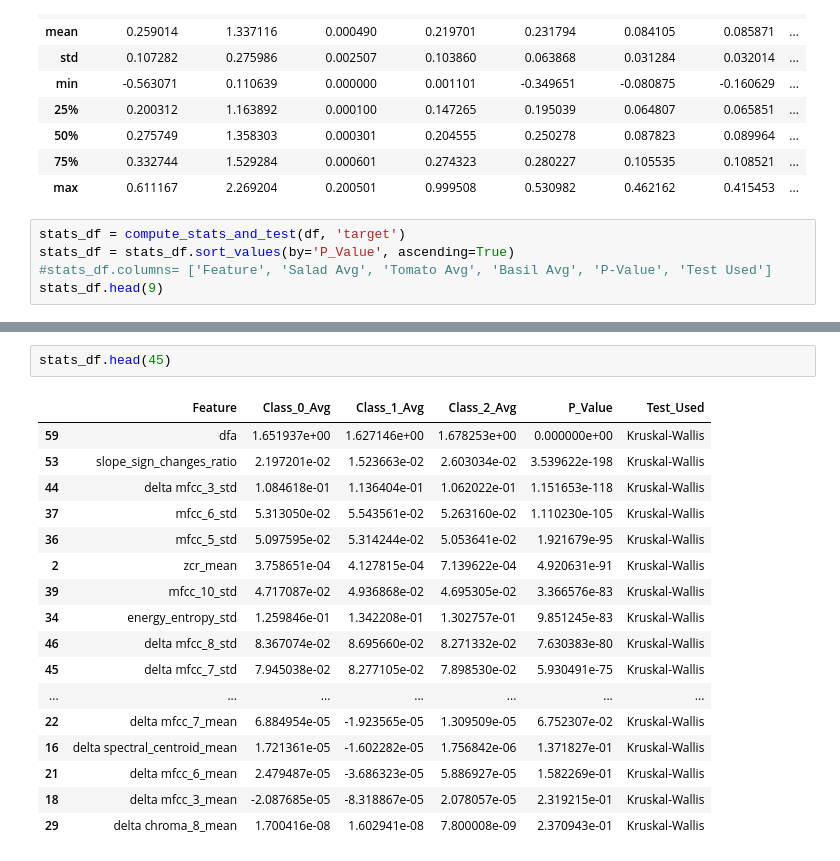
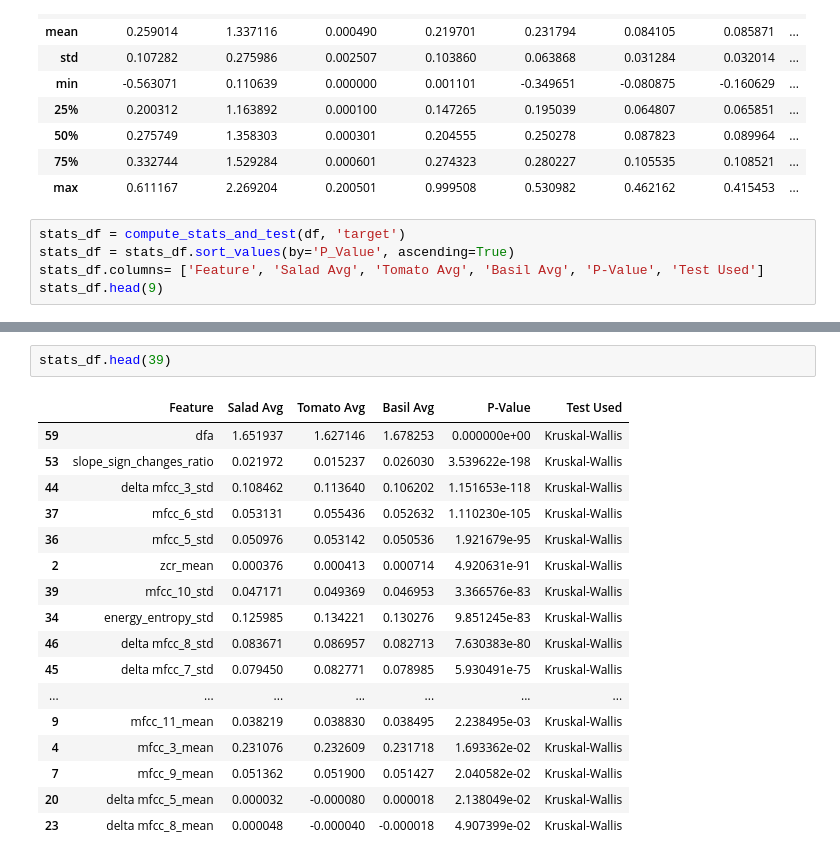
Before and after one commit to alvaro-francisco-gil/plant-reactivity-analysis, a Jupyter notebook: notebooks/6. EDA - Explore Features.ipynb, the cells around one changed output, grey strips where cells are left out. Drawn from its saved outputs; the diff is of its cells as text.

```diff
--- a/notebooks/6. EDA - Explore Features.ipynb
+++ b/notebooks/6. EDA - Explore Features.ipynb
@@ -221,6 +221,6 @@ Reduced variable features from initial count to 61.
 # %%
 stats_df = compute_stats_and_test(df, 'target')
 stats_df = stats_df.sort_values(by='P_Value', ascending=True)
-#stats_df.columns= ['Feature', 'Salad Avg', 'Tomato Avg', 'Basil Avg', 'P-Value', 'Test Used']
+stats_df.columns= ['Feature', 'Salad Avg', 'Tomato Avg', 'Basil Avg', 'P-Value', 'Test Used']
 stats_df.head(9)
 # %% [output]
@@ -228,20 +237,20 @@ ValueError: Length mismatch: Expected axis has 6 elements, new values have 5 ele
 # %%
-stats_df.head(45)
+stats_df.head(39)
 # %% [output]
-|  | Feature | Class_0_Avg | Class_1_Avg | Class_2_Avg | P_Value | Test_Used |
-| 59 | dfa | 1.651937e+00 | 1.627146e+00 | 1.678253e+00 | 0.000000e+00 | Kruskal-Wallis |
-| 53 | slope_sign_changes_ratio | 2.197201e-02 | 1.523663e-02 | 2.603034e-02 | 3.539622e-198 | Kruskal-Wallis |
-| 44 | delta mfcc_3_std | 1.084618e-01 | 1.136404e-01 | 1.062022e-01 | 1.151653e-118 | Kruskal-Wallis |
-| 37 | mfcc_6_std | 5.313050e-02 | 5.543561e-02 | 5.263160e-02 | 1.110230e-105 | Kruskal-Wallis |
-| 36 | mfcc_5_std | 5.097595e-02 | 5.314244e-02 | 5.053641e-02 | 1.921679e-95 | Kruskal-Wallis |
-| 2 | zcr_mean | 3.758651e-04 | 4.127815e-04 | 7.139622e-04 | 4.920631e-91 | Kruskal-Wallis |
-| 39 | mfcc_10_std | 4.717087e-02 | 4.936868e-02 | 4.695305e-02 | 3.366576e-83 | Kruskal-Wallis |
-| 34 | energy_entropy_std | 1.259846e-01 | 1.342208e-01 | 1.302757e-01 | 9.851245e-83 | Kruskal-Wallis |
-| 46 | delta mfcc_8_std | 8.367074e-02 | 8.695660e-02 | 8.271332e-02 | 7.630383e-80 | Kruskal-Wallis |
-| 45 | delta mfcc_7_std | 7.945038e-02 | 8.277105e-02 | 7.898530e-02 | 5.930491e-75 | Kruskal-Wallis |
+|  | Feature | Salad Avg | Tomato Avg | Basil Avg | P-Value | Test Used |
+| 59 | dfa | 1.651937 | 1.627146 | 1.678253 | 0.000000e+00 | Kruskal-Wallis |
+| 53 | slope_sign_changes_ratio | 0.021972 | 0.015237 | 0.026030 | 3.539622e-198 | Kruskal-Wallis |
+| 44 | delta mfcc_3_std | 0.108462 | 0.113640 | 0.106202 | 1.151653e-118 | Kruskal-Wallis |
+| 37 | mfcc_6_std | 0.053131 | 0.055436 | 0.052632 | 1.110230e-105 | Kruskal-Wallis |
+| 36 | mfcc_5_std | 0.050976 | 0.053142 | 0.050536 | 1.921679e-95 | Kruskal-Wallis |
+| 2 | zcr_mean | 0.000376 | 0.000413 | 0.000714 | 4.920631e-91 | Kruskal-Wallis |
+| 39 | mfcc_10_std | 0.047171 | 0.049369 | 0.046953 | 3.366576e-83 | Kruskal-Wallis |
+| 34 | energy_entropy_std | 0.125985 | 0.134221 | 0.130276 | 9.851245e-83 | Kruskal-Wallis |
+| 46 | delta mfcc_8_std | 0.083671 | 0.086957 | 0.082713 | 7.630383e-80 | Kruskal-Wallis |
+| 45 | delta mfcc_7_std | 0.079450 | 0.082771 | 0.078985 | 5.930491e-75 | Kruskal-Wallis |
 | ... | ... | ... | ... | ... | ... | ... |
-| 22 | delta mfcc_7_mean | 6.884954e-05 | -1.923565e-05 | 1.309509e-05 | 6.752307e-02 | Kruskal-Wallis |
-| 16 | delta spectral_centroid_mean | 1.721361e-05 | -1.602282e-05 | 1.756842e-06 | 1.371827e-01 | Kruskal-Wallis |
-| 21 | delta mfcc_6_mean | 2.479487e-05 | -3.686323e-05 | 5.886927e-05 | 1.582269e-01 | Kruskal-Wallis |
-| 18 | delta mfcc_3_mean | -2.087685e-05 | -8.318867e-05 | 2.078057e-05 | 2.319215e-01 | Kruskal-Wallis |
-| 29 | delta chroma_8_mean | 1.700416e-08 | 1.602941e-08 | 7.800008e-09 | 2.370943e-01 | Kruskal-Wallis |
+| 9 | mfcc_11_mean | 0.038219 | 0.038830 | 0.038495 | 2.238495e-03 | Kruskal-Wallis |
+| 4 | mfcc_3_mean | 0.231076 | 0.232609 | 0.231718 | 1.693362e-02 | Kruskal-Wallis |
+| 7 | mfcc_9_mean | 0.051362 | 0.051900 | 0.051427 | 2.040582e-02 | Kruskal-Wallis |
+| 20 | delta mfcc_5_mean | 0.000032 | -0.000080 | 0.000018 | 2.138049e-02 | Kruskal-Wallis |
+| 23 | delta mfcc_8_mean | 0.000048 | -0.000040 | -0.000018 | 4.907399e-02 | Kruskal-Wallis |
```
Also changed, not shown: parts of 1 cell of this notebook, 15 other files.
